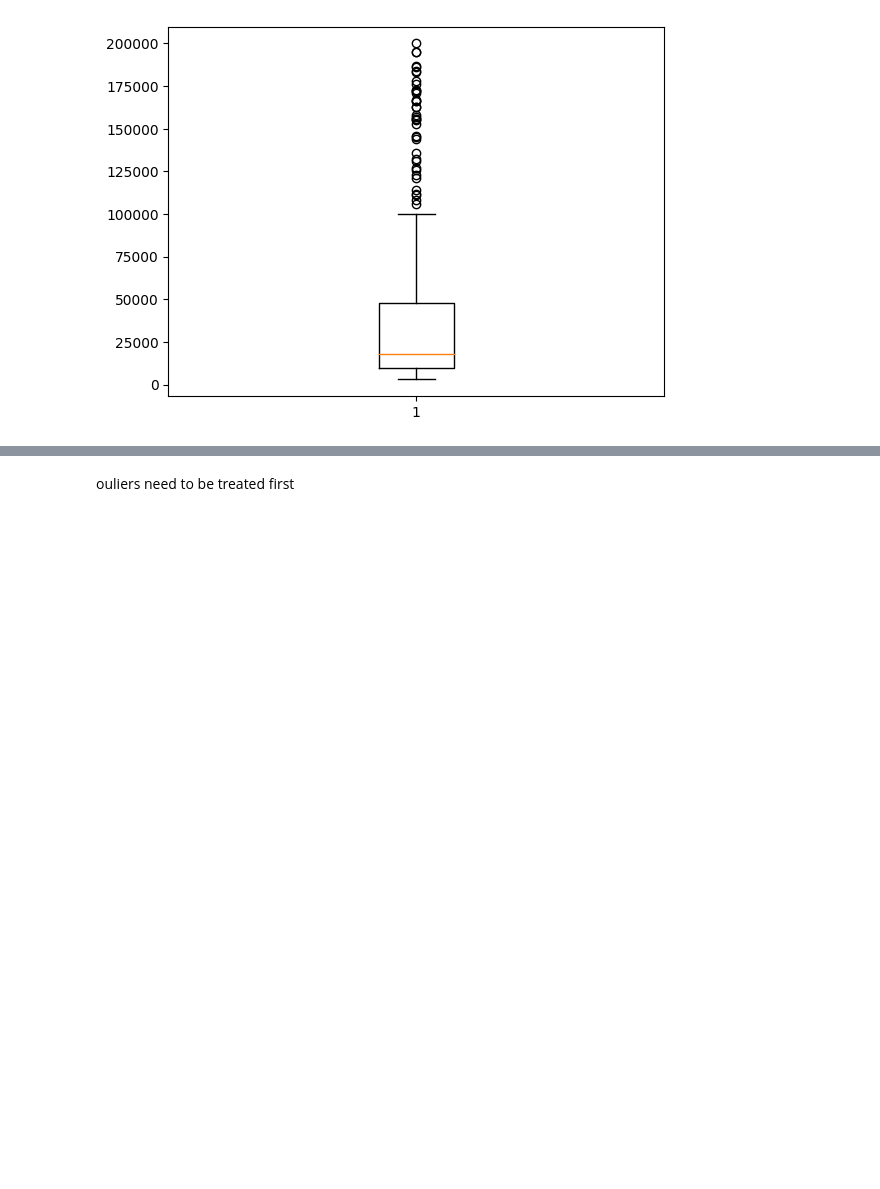
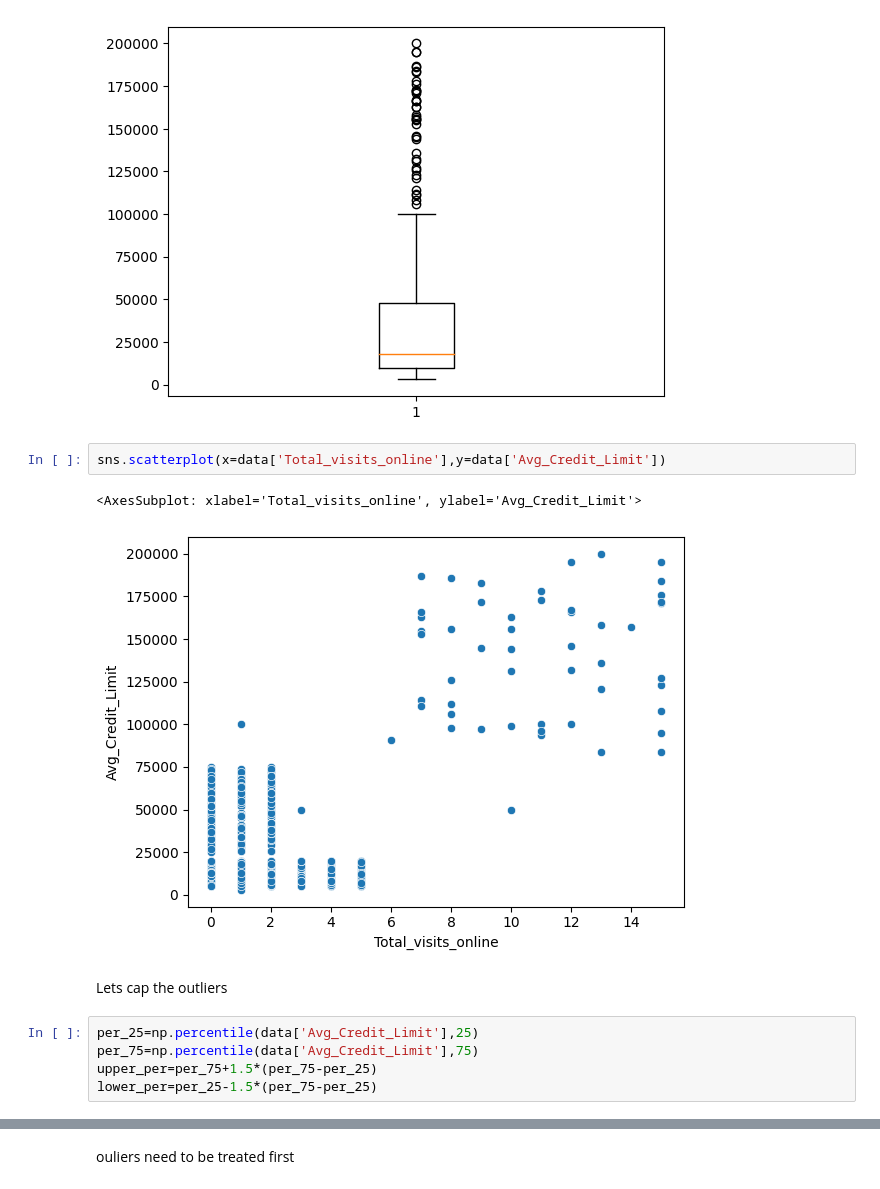
Before and after one commit to Shivam-Shane/Learnerhub, a Jupyter notebook: IPYTHON/Assignment 5.question 2.ipynb, the cells around one changed output, grey strips where cells are left out. Drawn from its saved outputs; the diff is of its cells as text; blank space fills up the shorter version.

```diff
--- a/IPYTHON/Assignment 5.question 2.ipynb
+++ b/IPYTHON/Assignment 5.question 2.ipynb
@@ -135,3 +135,15 @@ mp.boxplot(data['Avg_Credit_Limit'])
 mp.show()
 # %% [output]
 [figure]
+# %%
+sns.scatterplot(x=data['Total_visits_online'],y=data['Avg_Credit_Limit'])
+# %% [output]
+<AxesSubplot: xlabel='Total_visits_online', ylabel='Avg_Credit_Limit'>
+[figure, added]
+# %% [markdown]
+Lets cap the outliers
+# %%
+per_25=np.percentile(data['Avg_Credit_Limit'],25)
+per_75=np.percentile(data['Avg_Credit_Limit'],75)
+upper_per=per_75+1.5*(per_75-per_25)
+lower_per=per_25-1.5*(per_75-per_25)
```
Also changed, not shown: parts of 16 cells of this notebook.
